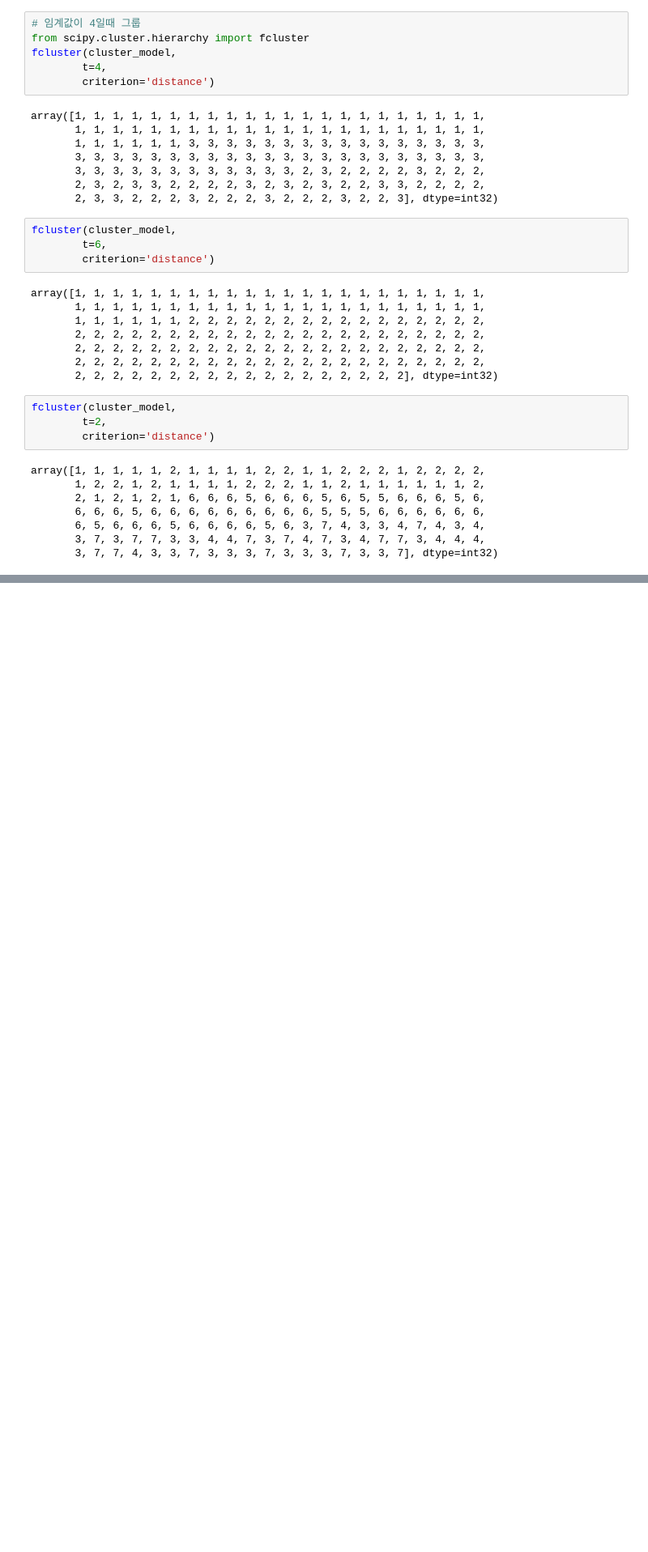
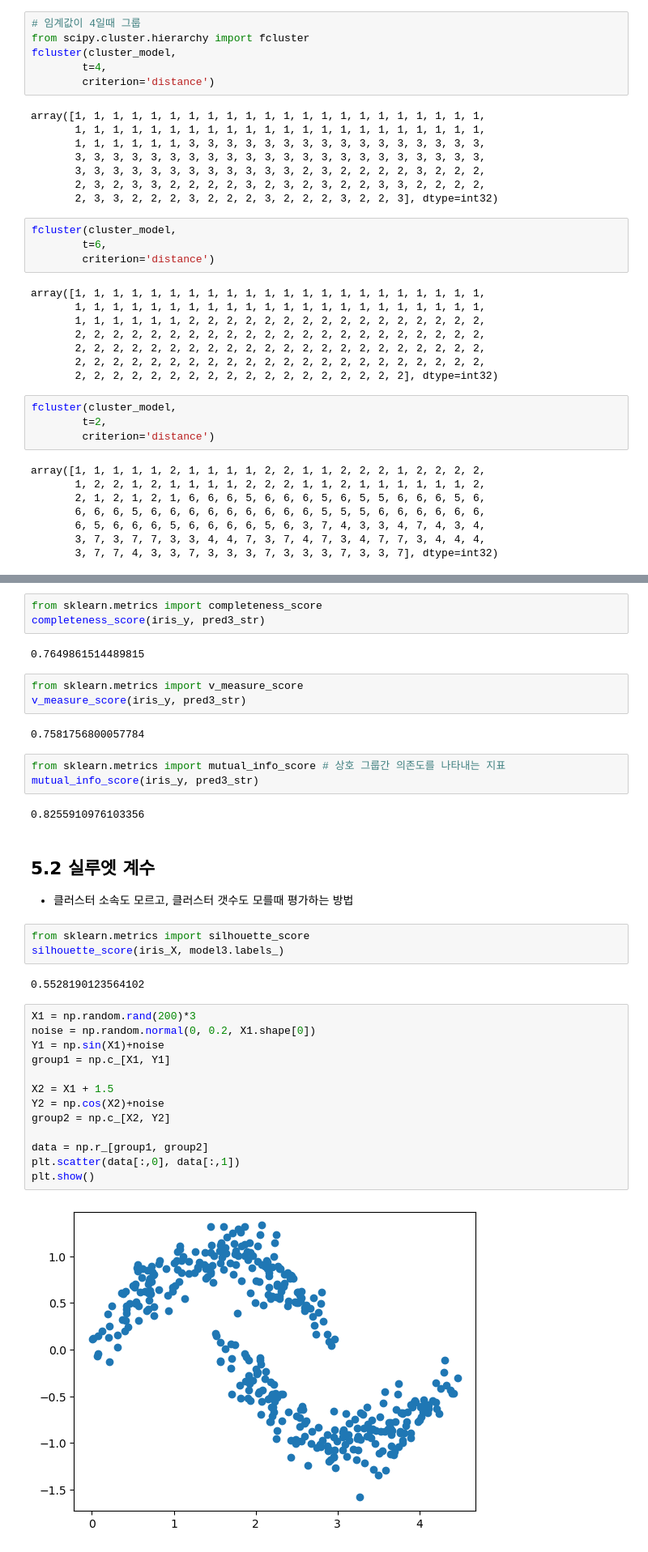
Before and after one commit to yisy0703/ai, a Jupyter notebook: source/13_MachineLearning/2장_군집분석.ipynb, the cells around one changed output, grey strips where cells are left out. Shown at 81% size. Saved outputs shown, nothing was run; the diff lists cells and outputs as text; blank space fills up the shorter version.

```diff
--- a/source/13_MachineLearning/2장_군집분석.ipynb
+++ b/source/13_MachineLearning/2장_군집분석.ipynb
@@ -468,0 +614,38 @@ array([1, 1, 1, 1, 1, 2, 1, 1, 1, 1, 2, 2, 1, 1, 2, 2, 2, 1, 2, 2, 2, 2,
+# %%
+from sklearn.metrics import completeness_score
+completeness_score(iris_y, pred3_str)
+# %% [output]
+0.7649861514489815
+# %%
+from sklearn.metrics import v_measure_score
+v_measure_score(iris_y, pred3_str)
+# %% [output]
+0.7581756800057784
+# %%
+from sklearn.metrics import mutual_info_score # 상호 그룹간 의존도를 나타내는 지표
+mutual_info_score(iris_y, pred3_str)
+# %% [output]
+0.8255910976103356
+# %% [markdown]
+## 5.2 실루엣 계수
+- 클러스터 소속도 모르고, 클러스터 갯수도 모를때 평가하는 방법
+# %%
+from sklearn.metrics import silhouette_score
+silhouette_score(iris_X, model3.labels_)
+# %% [output]
+0.5528190123564102
+# %%
+X1 = np.random.rand(200)*3
+noise = np.random.normal(0, 0.2, X1.shape[0])
+Y1 = np.sin(X1)+noise
+group1 = np.c_[X1, Y1]
+
+X2 = X1 + 1.5
+Y2 = np.cos(X2)+noise
+group2 = np.c_[X2, Y2]
+
+data = np.r_[group1, group2]
+plt.scatter(data[:,0], data[:,1])
+plt.show()
+# %% [output]
+[figure, added]
```
Also changed, not shown: parts of 25 cells of this notebook.
